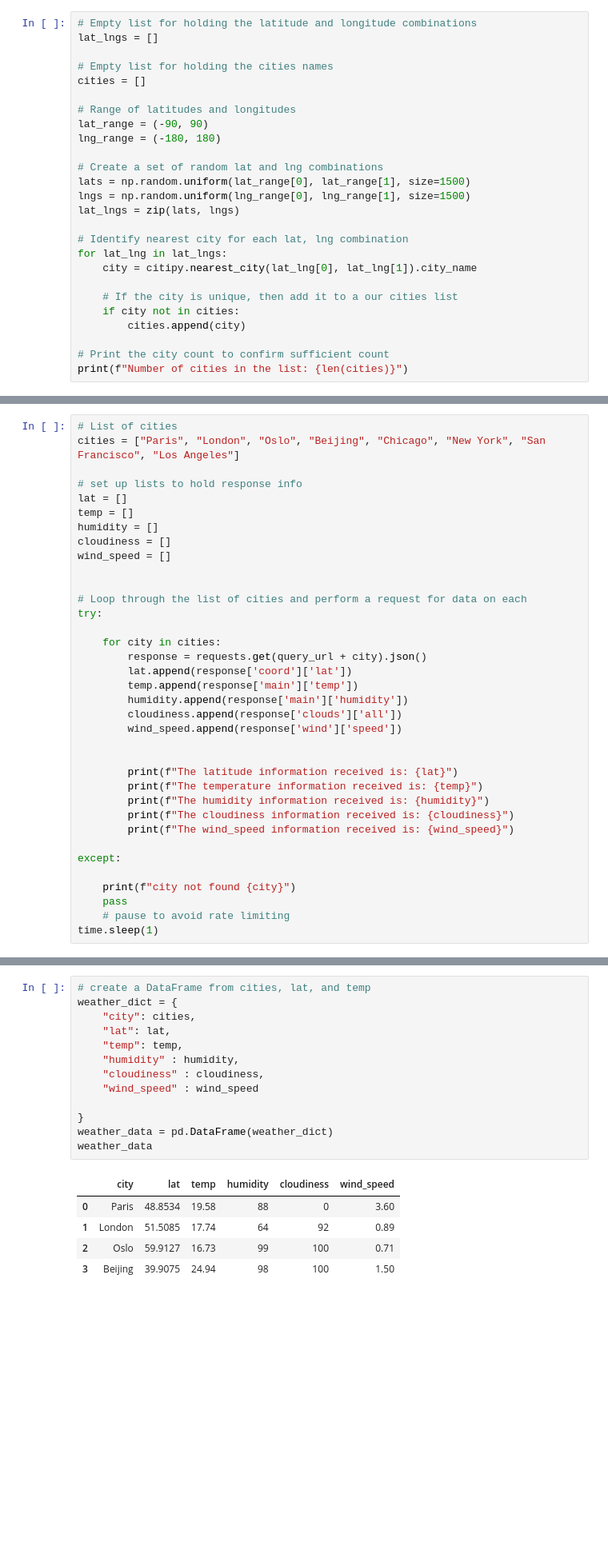
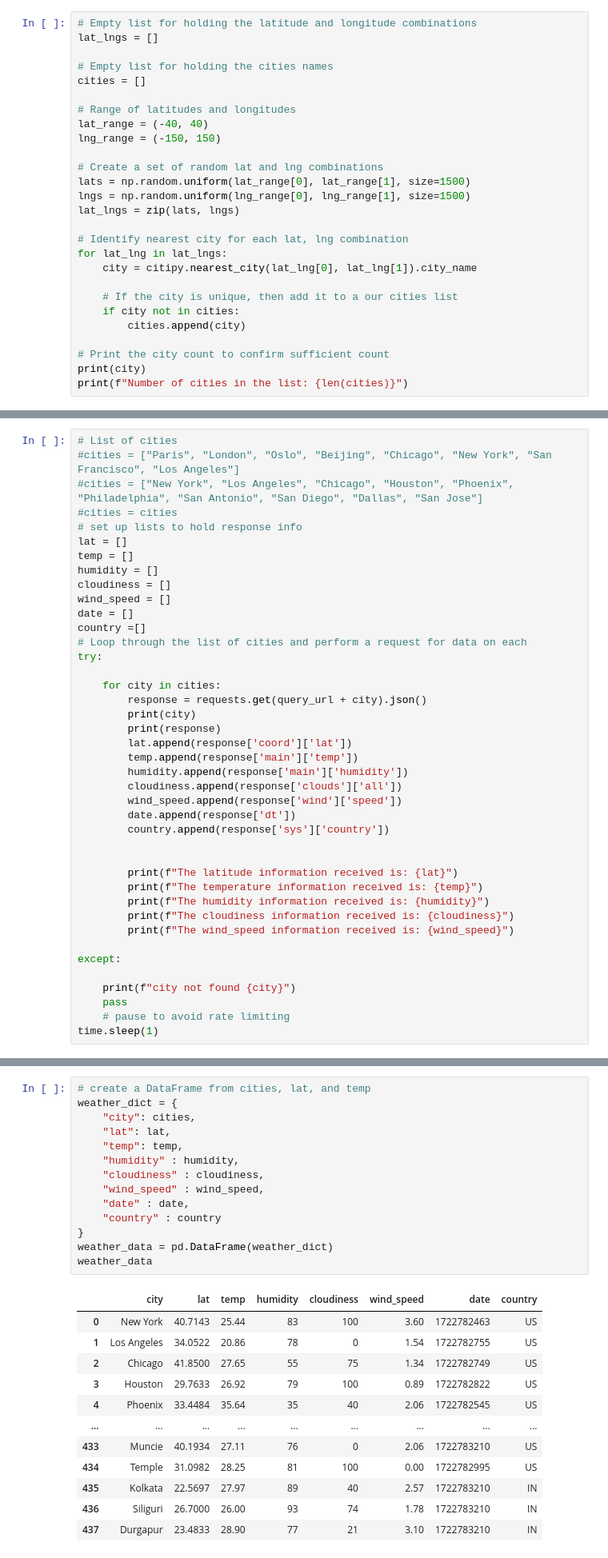
Before and after one commit to aparajita-code/python-api-challenge, a Jupyter notebook: WeatherPy/WeatherPy.ipynb, the cells around one changed output, grey strips where cells are left out. Shown at 80% size. Drawn from its saved outputs; the diff is of its cells as text; blank space fills up the shorter version.

```diff
--- a/WeatherPy/WeatherPy.ipynb
+++ b/WeatherPy/WeatherPy.ipynb
@@ -29,8 +39,8 @@ lat_lngs = []
 cities = []
 
 # Range of latitudes and longitudes
-lat_range = (-90, 90)
-lng_range = (-180, 180)
+lat_range = (-40, 40)
+lng_range = (-150, 150)
 
 # Create a set of random lat and lng combinations
 lats = np.random.uniform(lat_range[0], lat_range[1], size=1500)
@@ -46,5 +56,6 @@ for lat_lng in lat_lngs:
         cities.append(city)
 
 # Print the city count to confirm sufficient count
+print(city)
 print(f"Number of cities in the list: {len(cities)}")
 # %% [output]
@@ -202,25 +295,30 @@ http://api.openweathermap.org/data/2.5/weather?appid=d14ee3f61fc19b1b3793df60591
 # %%
 # List of cities
-cities = ["Paris", "London", "Oslo", "Beijing", "Chicago", "New York", "San Francisco", "Los Angeles"]
-
+#cities = ["Paris", "London", "Oslo", "Beijing", "Chicago", "New York", "San Francisco", "Los Angeles"]
+#cities = ["New York", "Los Angeles", "Chicago", "Houston", "Phoenix", "Philadelphia", "San Antonio", "San Diego", "Dallas", "San Jose"]
+#cities = cities
 # set up lists to hold response info
 lat = []
 temp = []
 humidity = []
 cloudiness = []
 wind_speed = []
-
-
+date = []
+country =[]
 # Loop through the list of cities and perform a request for data on each
 try:
 
     for city in cities:
         response = requests.get(query_url + city).json()
+        print(city)
+        print(response)
         lat.append(response['coord']['lat'])
         temp.append(response['main']['temp'])
         humidity.append(response['main']['humidity'])
         cloudiness.append(response['clouds']['all'])
         wind_speed.append(response['wind']['speed'])
+        date.append(response['dt'])
+        country.append(response['sys']['country'])
 
 
         print(f"The latitude information received is: {lat}")
@@ -256,19 +358,27 @@ The wind_speed information received is: [3.6, 0.89, 0.71, 1.5, 6.17, 8.23, 8.75,
 # %%
 # create a DataFrame from cities, lat, and temp
 weather_dict = {
     "city": cities,
     "lat": lat,
     "temp": temp,
     "humidity" : humidity,
     "cloudiness" : cloudiness,
-    "wind_speed" : wind_speed
-
+    "wind_speed" : wind_speed,
+    "date" : date,
+    "country" : country
 }
 weather_data = pd.DataFrame(weather_dict)
 weather_data
 # %% [output]
-|  | city | lat | temp | humidity | cloudiness | wind_speed |
-| 0 | Paris | 48.8534 | 19.58 | 88 | 0 | 3.60 |
-| 1 | London | 51.5085 | 17.74 | 64 | 92 | 0.89 |
-| 2 | Oslo | 59.9127 | 16.73 | 99 | 100 | 0.71 |
-| 3 | Beijing | 39.9075 | 24.94 | 98 | 100 | 1.50 |
+|  | city | lat | temp | humidity | cloudiness | wind_speed | date | country |
+| 0 | New York | 40.7143 | 25.44 | 83 | 100 | 3.60 | 1722782463 | US |
+| 1 | Los Angeles | 34.0522 | 20.86 | 78 | 0 | 1.54 | 1722782755 | US |
+| 2 | Chicago | 41.8500 | 27.65 | 55 | 75 | 1.34 | 1722782749 | US |
+| 3 | Houston | 29.7633 | 26.92 | 79 | 100 | 0.89 | 1722782822 | US |
+| 4 | Phoenix | 33.4484 | 35.64 | 35 | 40 | 2.06 | 1722782545 | US |
+| ... | ... | ... | ... | ... | ... | ... | ... | ... |
+| 433 | Muncie | 40.1934 | 27.11 | 76 | 0 | 2.06 | 1722783210 | US |
+| 434 | Temple | 31.0982 | 28.25 | 81 | 100 | 0.00 | 1722782995 | US |
+| 435 | Kolkata | 22.5697 | 27.97 | 89 | 40 | 2.57 | 1722783210 | IN |
+| 436 | Siliguri | 26.7000 | 26.00 | 93 | 74 | 1.78 | 1722783210 | IN |
+| 437 | Durgapur | 23.4833 | 28.90 | 77 | 21 | 3.10 | 1722783210 | IN |
```
Also changed, not shown: parts of 29 cells of this notebook, 5 other files.
